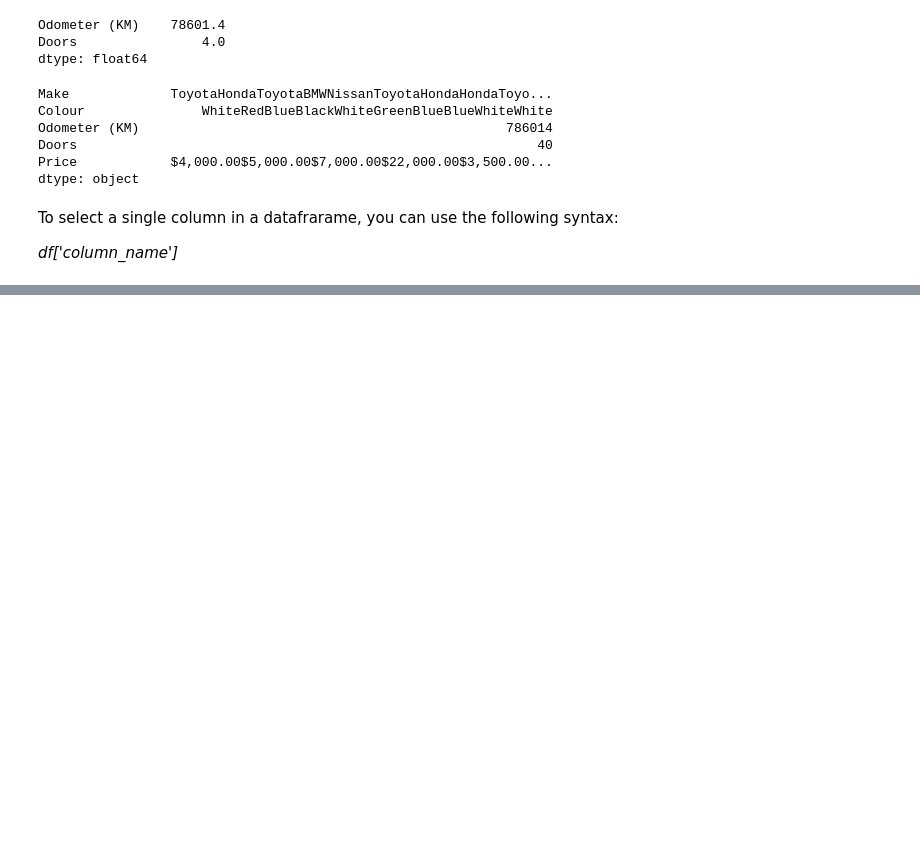
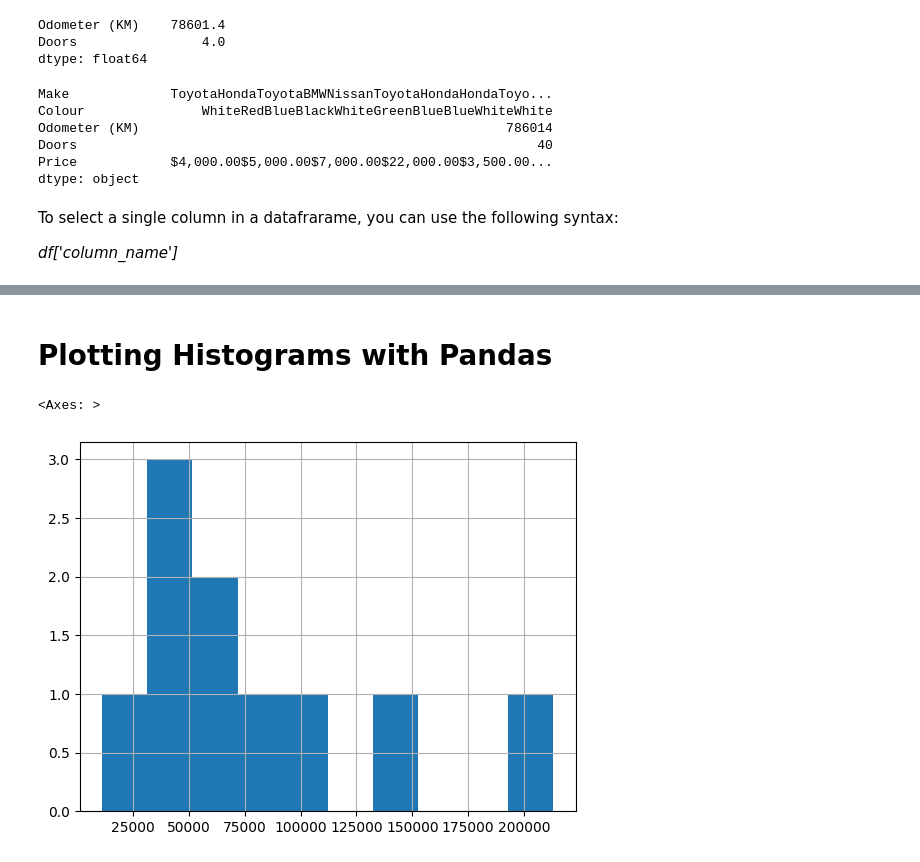
Before and after one commit to osamaizhar/Datascience-and-AI-Learning, a Jupyter notebook: Pandas/main.ipynb, the cells around one changed output, grey strips where cells are left out. Drawn from its saved outputs; the diff is of its cells as text; code cells hidden in the pictures; blank space fills up the shorter version.

```diff
--- a/Pandas/main.ipynb
+++ b/Pandas/main.ipynb
@@ -116,0 +267,7 @@ a = 5
+# %% [markdown]
+# Plotting Histograms with Pandas
+# %%
+car_sales["Odometer (KM)"].hist()
+# %% [output]
+<Axes: >
+[figure, added]
```
Also changed, not shown: parts of 36 cells of this notebook, 4 other files.
